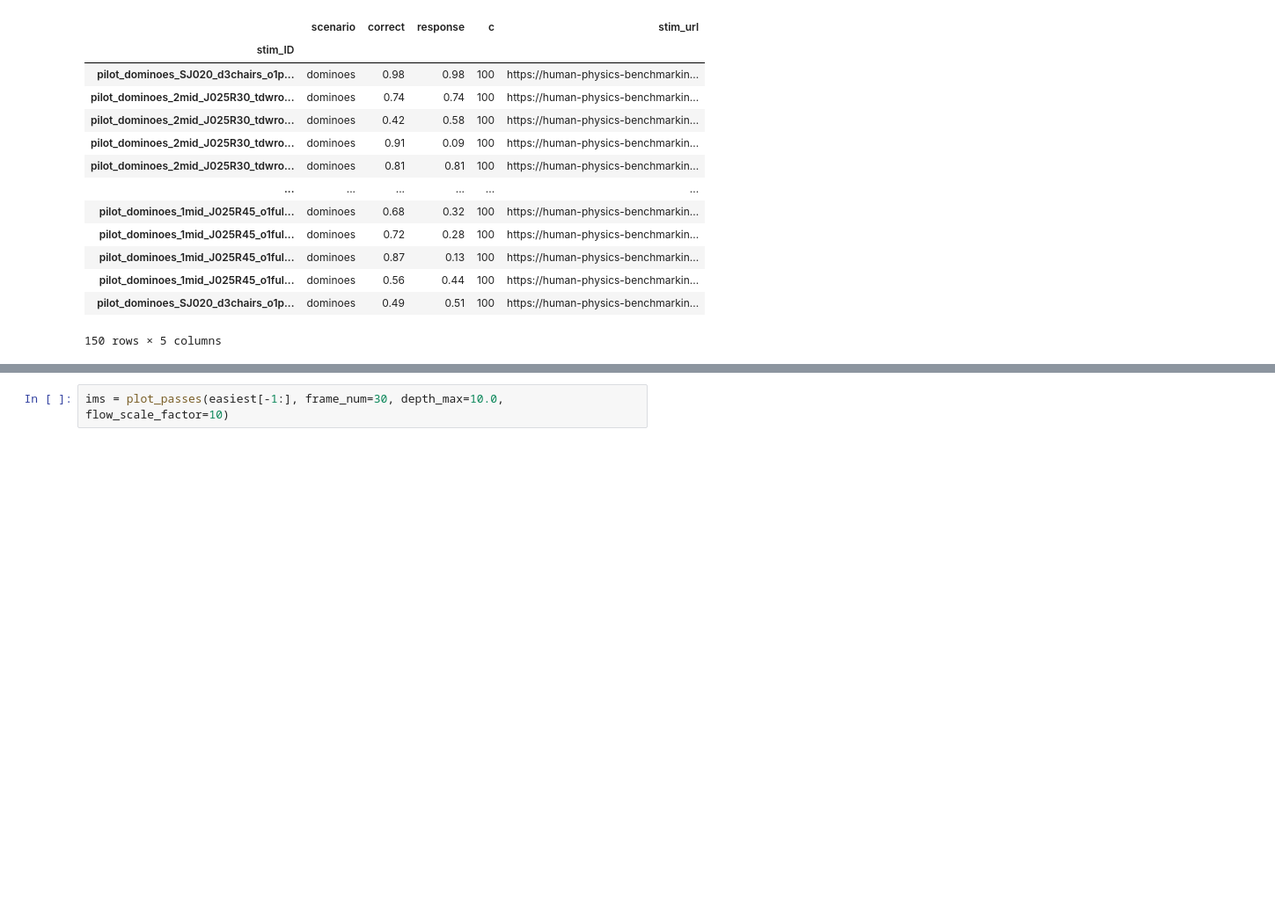
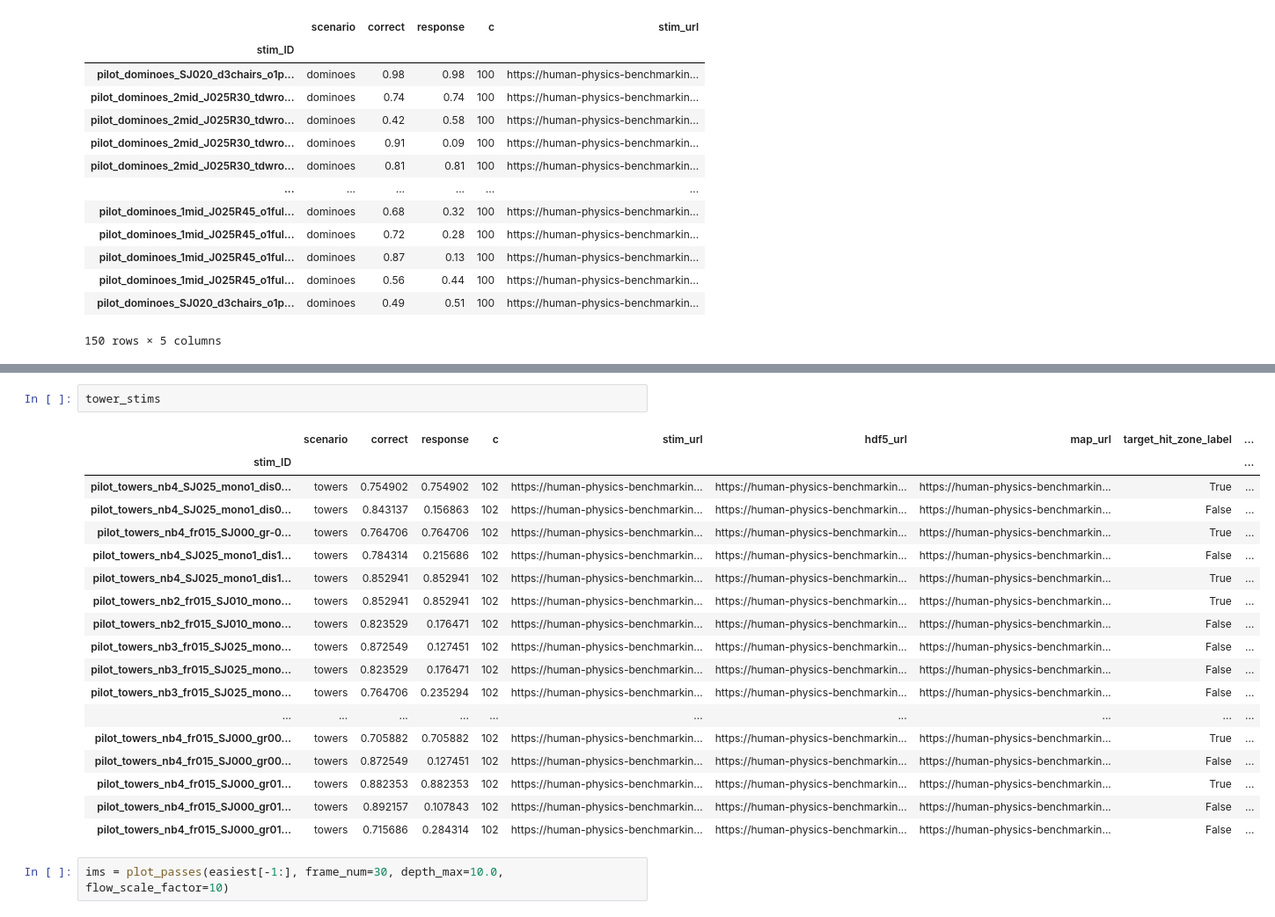
Before and after one commit to cogtoolslab/physics-benchmarking-neurips2021, a Jupyter notebook: analysis/stimulus_plots.ipynb, the cells around one changed output, grey strips where cells are left out. Shown at 88% size. Drawn from its saved outputs; the diff is of its cells as text; blank space fills up the shorter version.

```diff
--- a/analysis/stimulus_plots.ipynb
+++ b/analysis/stimulus_plots.ipynb
@@ -532,3 +588,24 @@ plot_movies(tower_stims.sample(4, random_state=seed), start_frame=0, end_frame=3
+# %%
+tower_stims
+# %% [output]
+|  | scenario | correct | response | c | stim_url | hdf5_url | map_url | target_hit_zone_label | ... |
+| stim_ID |  |  |  |  |  |  |  |  | ... |
+| pilot_towers_nb4_SJ025_mono1_dis0... | towers | 0.754902 | 0.754902 | 102 | https://human-physics-benchmarkin... | https://human-physics-benchmarkin... | https://human-physics-benchmarkin... | True | ... |
+| pilot_towers_nb4_SJ025_mono1_dis0... | towers | 0.843137 | 0.156863 | 102 | https://human-physics-benchmarkin... | https://human-physics-benchmarkin... | https://human-physics-benchmarkin... | False | ... |
+| pilot_towers_nb4_fr015_SJ000_gr-0... | towers | 0.764706 | 0.764706 | 102 | https://human-physics-benchmarkin... | https://human-physics-benchmarkin... | https://human-physics-benchmarkin... | True | ... |
+| pilot_towers_nb4_SJ025_mono1_dis1... | towers | 0.784314 | 0.215686 | 102 | https://human-physics-benchmarkin... | https://human-physics-benchmarkin... | https://human-physics-benchmarkin... | False | ... |
+| pilot_towers_nb4_SJ025_mono1_dis1... | towers | 0.852941 | 0.852941 | 102 | https://human-physics-benchmarkin... | https://human-physics-benchmarkin... | https://human-physics-benchmarkin... | True | ... |
+| pilot_towers_nb2_fr015_SJ010_mono... | towers | 0.852941 | 0.852941 | 102 | https://human-physics-benchmarkin... | https://human-physics-benchmarkin... | https://human-physics-benchmarkin... | True | ... |
+| pilot_towers_nb2_fr015_SJ010_mono... | towers | 0.823529 | 0.176471 | 102 | https://human-physics-benchmarkin... | https://human-physics-benchmarkin... | https://human-physics-benchmarkin... | False | ... |
+| pilot_towers_nb3_fr015_SJ025_mono... | towers | 0.872549 | 0.127451 | 102 | https://human-physics-benchmarkin... | https://human-physics-benchmarkin... | https://human-physics-benchmarkin... | False | ... |
+| pilot_towers_nb3_fr015_SJ025_mono... | towers | 0.823529 | 0.176471 | 102 | https://human-physics-benchmarkin... | https://human-physics-benchmarkin... | https://human-physics-benchmarkin... | False | ... |
+| pilot_towers_nb3_fr015_SJ025_mono... | towers | 0.764706 | 0.235294 | 102 | https://human-physics-benchmarkin... | https://human-physics-benchmarkin... | https://human-physics-benchmarkin... | False | ... |
+| ... | ... | ... | ... | ... | ... | ... | ... | ... | ... |
+| pilot_towers_nb4_fr015_SJ000_gr00... | towers | 0.705882 | 0.705882 | 102 | https://human-physics-benchmarkin... | https://human-physics-benchmarkin... | https://human-physics-benchmarkin... | True | ... |
+| pilot_towers_nb4_fr015_SJ000_gr00... | towers | 0.872549 | 0.127451 | 102 | https://human-physics-benchmarkin... | https://human-physics-benchmarkin... | https://human-physics-benchmarkin... | False | ... |
+| pilot_towers_nb4_fr015_SJ000_gr01... | towers | 0.882353 | 0.882353 | 102 | https://human-physics-benchmarkin... | https://human-physics-benchmarkin... | https://human-physics-benchmarkin... | True | ... |
+| pilot_towers_nb4_fr015_SJ000_gr01... | towers | 0.892157 | 0.107843 | 102 | https://human-physics-benchmarkin... | https://human-physics-benchmarkin... | https://human-physics-benchmarkin... | False | ... |
+| pilot_towers_nb4_fr015_SJ000_gr01... | towers | 0.715686 | 0.284314 | 102 | https://human-physics-benchmarkin... | https://human-physics-benchmarkin... | https://human-physics-benchmarkin... | False | ... |
 # %%
 ims = plot_passes(easiest[-1:], frame_num=30, depth_max=10.0, flow_scale_factor=10)
 # %% [output]
```
Also changed, not shown: parts of 5 cells of this notebook.
